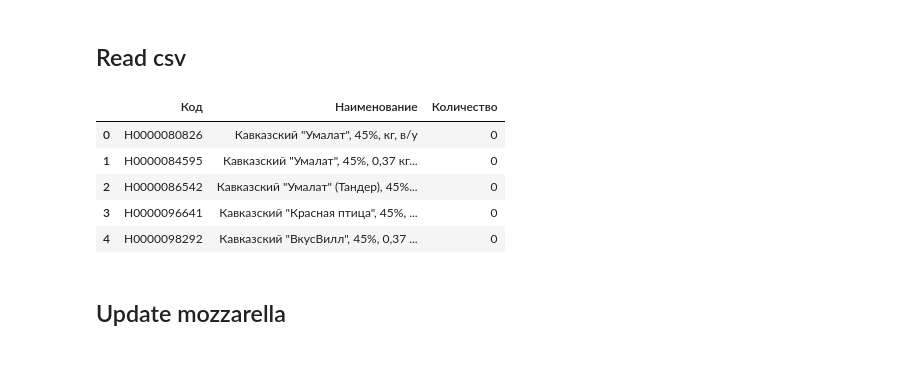
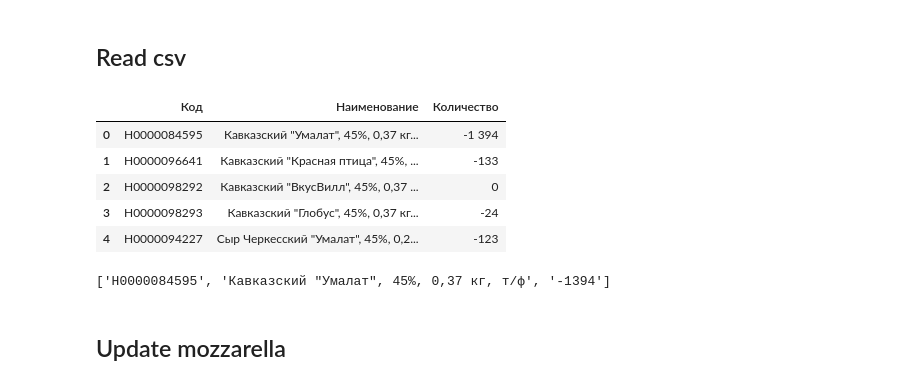
Before and after one commit to nkrokhmal/umalat, a Jupyter notebook: research/nkrokhmal/fix_params.ipynb, the cells around one changed output. Drawn from its saved outputs; the diff is of its cells as text; code cells hidden in the pictures.

```diff
--- a/research/nkrokhmal/fix_params.ipynb
+++ b/research/nkrokhmal/fix_params.ipynb
@@ -3,16 +3,20 @@ import pandas as pd
 # %% [markdown]
 ## Read csv
 # %%
-path_new = r'/home/nkrokhmal/Downloads/ОперативныеОстатки_20211230.csv'
-df_new = pd.read_csv(path_new, sep=';')
+path_new = r'/home/nkrokhmal/Downloads/ОперативныеОстатки_20220101.csv'
+df_new = pd.read_csv(path_new, sep=';', encoding='utf-8')
 df_new.head()
 # %% [output]
 |  | Код | Наименование | Количество |
-| 0 | Н0000080826 | Кавказский "Умалат", 45%, кг, в/у | 0 |
-| 1 | Н0000084595 | Кавказский "Умалат", 45%, 0,37 кг... | 0 |
-| 2 | Н0000086542 | Кавказский "Умалат" (Тандер), 45%... | 0 |
-| 3 | Н0000096641 | Кавказский "Красная птица", 45%, ... | 0 |
-| 4 | Н0000098292 | Кавказский "ВкусВилл", 45%, 0,37 ... | 0 |
+| 0 | Н0000084595 | Кавказский "Умалат", 45%, 0,37 кг... | -1 394 |
+| 1 | Н0000096641 | Кавказский "Красная птица", 45%, ... | -133 |
+| 2 | Н0000098292 | Кавказский "ВкусВилл", 45%, 0,37 ... | 0 |
+| 3 | Н0000098293 | Кавказский "Глобус", 45%, 0,37 кг... | -24 |
+| 4 | Н0000094227 | Сыр Черкесский "Умалат", 45%, 0,2... | -123 |
+# %%
+df_new.iloc[0][0].split(';')
+# %% [output]
+['Н0000084595', 'Кавказский "Умалат", 45%, 0,37 кг, т/ф', '-1394']
 # %% [markdown]
 ## Update mozzarella
 # %%
```
Also changed, not shown: 1 other file.
